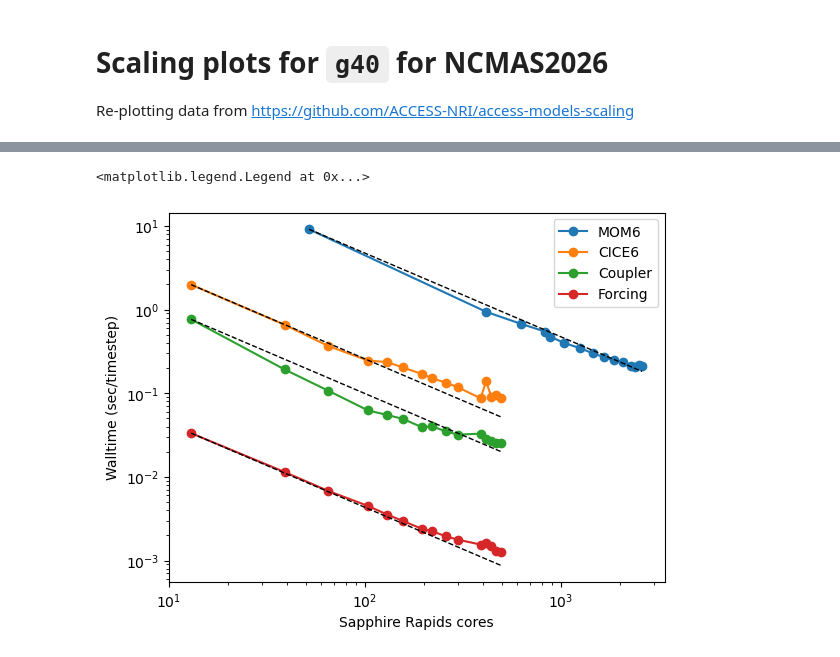
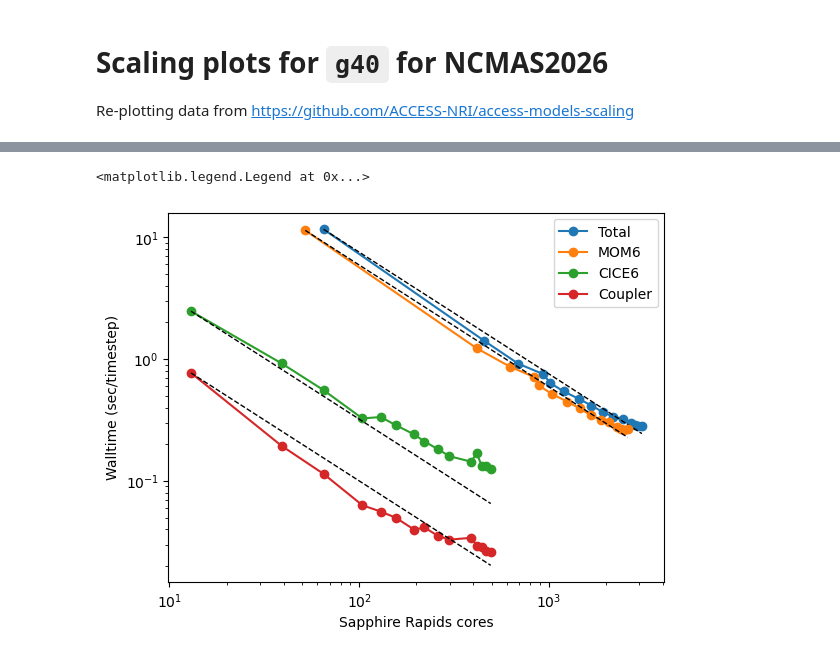
Before and after one commit to aekiss/NCMAS2026, a Jupyter notebook: Scaling.ipynb, the cells around one changed output, grey strips where cells are left out. Cells and saved outputs as stored; diff of their text form; code cells hidden in the pictures.

Commit message:
update Scaling.ipynb to latest data and include om3-panan

```diff
--- a/Scaling.ipynb
+++ b/Scaling.ipynb
@@ -49,7 +49,9 @@ cores
 # %%
 names=['Cores', 'Coupler', 'CICE6', 'Forcing', 'Coupler+CICE6+ATM+ROF', 'MOM6']
 
-data = pd.read_csv(StringIO(table),
+data = pd.read_csv(StringIO(data_str),
             sep='\t',
             skiprows=[0, 1, 2, 3],
             names=names)
+
+data
@@ -75,0 +76,27 @@ data
+# %%
+total_str = """
+	[total] RunPhase1
+__output_name	combine
+cores
+65	11.645170
+455	1.419045
+689	0.918537
+936	0.752245
+1014	0.638229
+1196	0.543861
+1443	0.470674
+1677	0.416001
+1924	0.367715
+2171	0.337132
+2470	0.324364
+2704	0.297940
+2834	0.289011
+2964	0.281374
+3094	0.284576
+"""
+# %%
+total = pd.read_csv(StringIO(total_str),
+            sep='\t',
+            skiprows=[0, 1, 2, 3],
+            names=['Cores', 'Total'])
+total
@@ -76,17 +120,25 @@ data
 # %%
 plt.figure()
-for n in [names[i] for i in [0, 5, 2, 1, 3]][1:]:
+d = total.dropna()
+p = plt.loglog(d.set_index('Cores'),
+         marker='o', label='Total')
+plt.loglog([d.iloc[0,0], d.iloc[-1,0]],
+           [d.iloc[0,1], d.iloc[0,1]*d.iloc[0,0]/d.iloc[-1,0]],
+           color='k',#p[-1].get_color(),
+           linestyle='--',
+           linewidth=1)
+for n in [names[i] for i in [0, 5, 2, 1]][1:]:
     d = data.loc[:, [names[0], n]].dropna()
     p = plt.loglog(d.set_index(names[0]),
              marker='o', label=n)
     plt.loglog([d.iloc[0,0], d.iloc[-1,0]],
                [d.iloc[0,1], d.iloc[0,1]*d.iloc[0,0]/d.iloc[-1,0]],
                color='k',#p[-1].get_color(),
                linestyle='--',
                linewidth=1)
 plt.xlabel('Sapphire Rapids cores')
 plt.ylabel('Walltime (sec/timestep)')
 plt.legend()
 # %% [output]
 <matplotlib.legend.Legend at 0x...>
-[figure, old version]
+[figure, new version]
```
Also changed, not shown: parts of 11 cells of this notebook.
